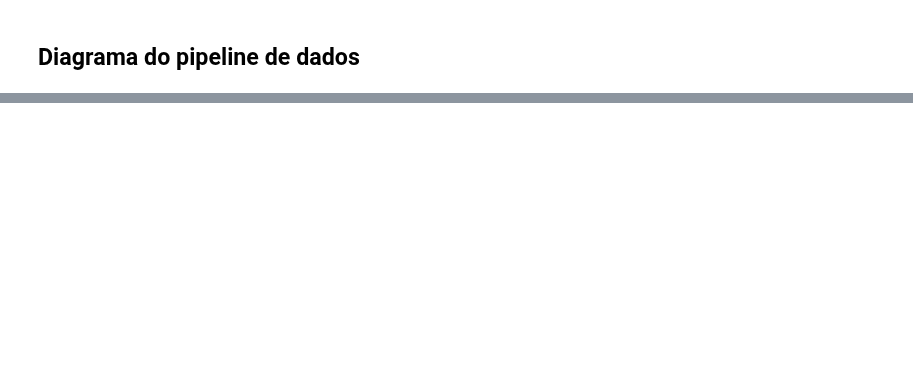
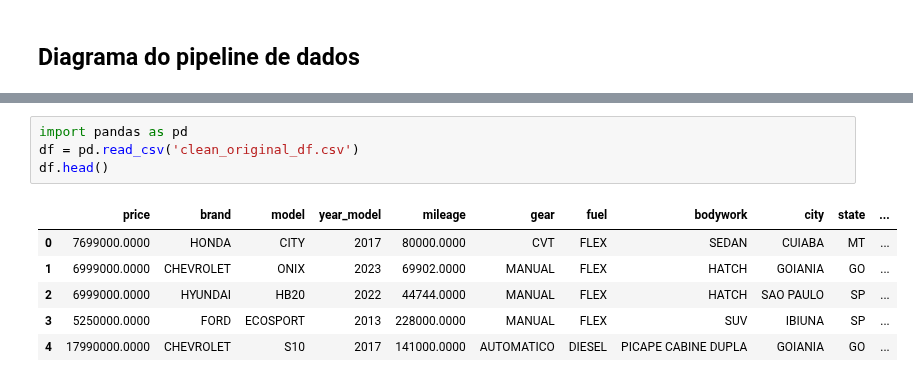
Before and after one commit to Mel-Rocha/car-price-ia, a Jupyter notebook: notebooks/usar_ia_api_rest.ipynb, the cells around one changed output, grey strips where cells are left out. Drawn from its saved outputs; the diff is of its cells as text; blank space fills up the shorter version.

```diff
--- a/notebooks/usar_ia_api_rest.ipynb
+++ b/notebooks/usar_ia_api_rest.ipynb
@@ -382,0 +571,11 @@ Previsão para o veículo: R$ 88.113,30
+# %%
+import pandas as pd
+df = pd.read_csv('clean_original_df.csv')
+df.head()
+# %% [output]
+|  | price | brand | model | year_model | mileage | gear | fuel | bodywork | city | state | ... |
+| 0 | 7699000.0000 | HONDA | CITY | 2017 | 80000.0000 | CVT | FLEX | SEDAN | CUIABA | MT | ... |
+| 1 | 6999000.0000 | CHEVROLET | ONIX | 2023 | 69902.0000 | MANUAL | FLEX | HATCH | GOIANIA | GO | ... |
+| 2 | 6999000.0000 | HYUNDAI | HB20 | 2022 | 44744.0000 | MANUAL | FLEX | HATCH | SAO PAULO | SP | ... |
+| 3 | 5250000.0000 | FORD | ECOSPORT | 2013 | 228000.0000 | MANUAL | FLEX | SUV | IBIUNA | SP | ... |
+| 4 | 17990000.0000 | CHEVROLET | S10 | 2017 | 141000.0000 | AUTOMATICO | DIESEL | PICAPE CABINE DUPLA | GOIANIA | GO | ... |
```
Also changed, not shown: parts of 17 cells of this notebook, 1 other file.
